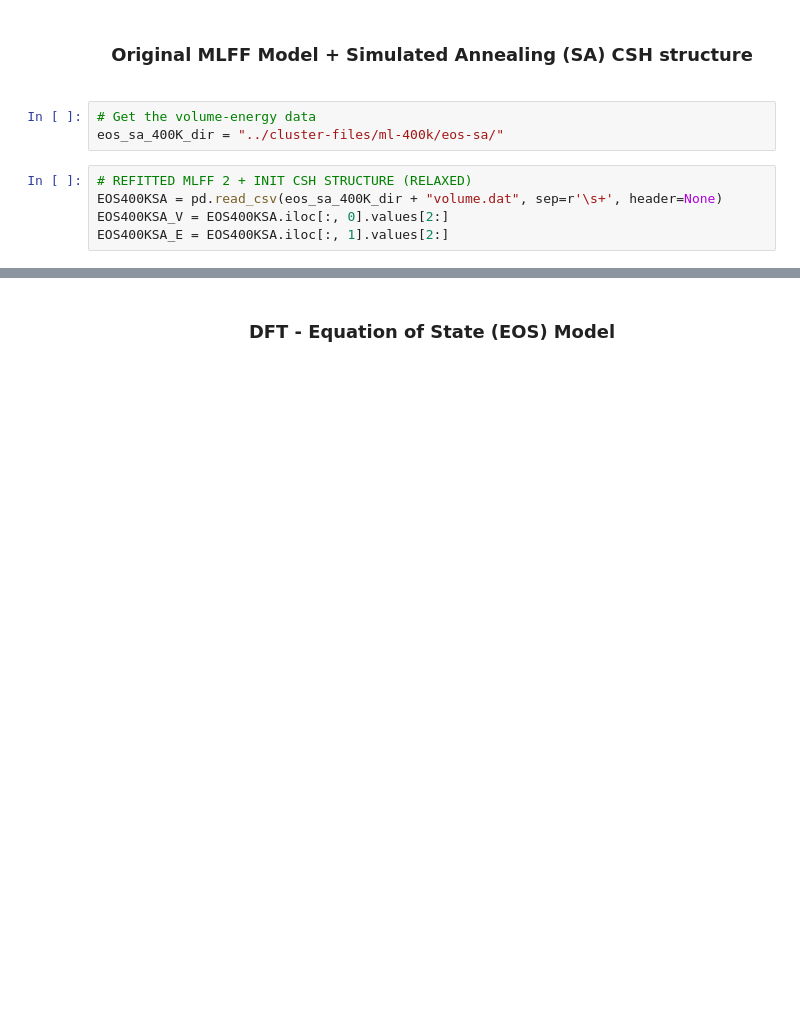
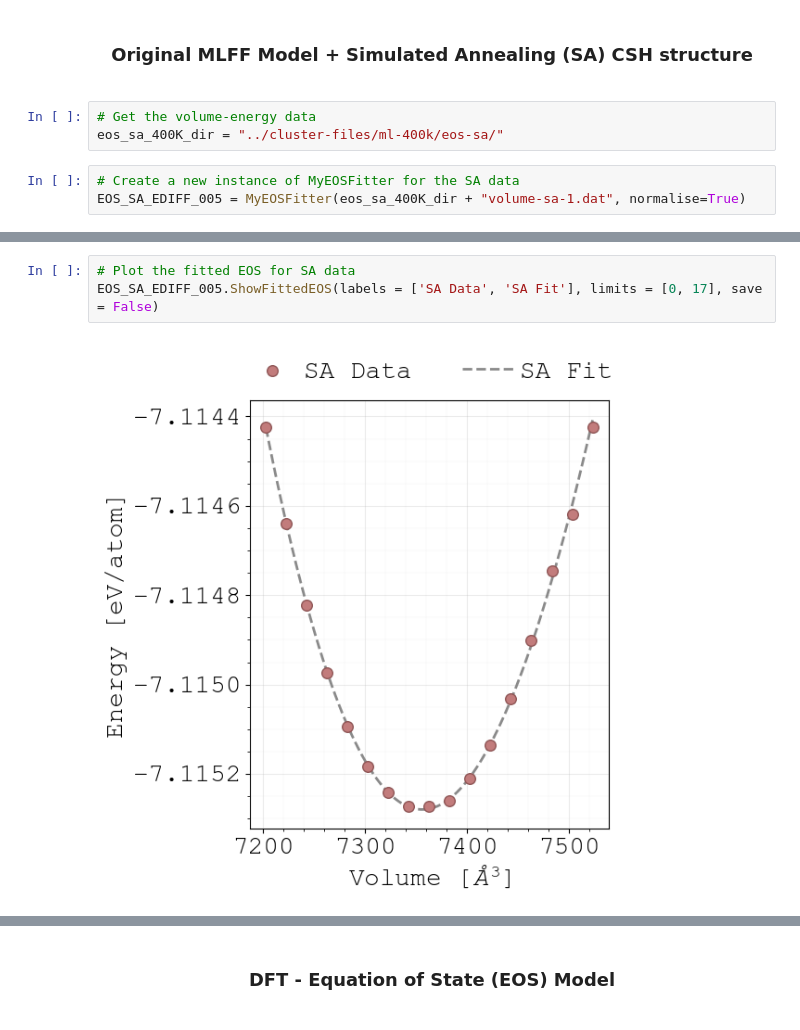
Before and after one commit to quantum-gabo/bachelor-thesis, a Jupyter notebook: notebooks/thesis-figures.ipynb, the cells around one changed output, grey strips where cells are left out. Cells and saved outputs as stored; diff of their text form; blank space fills up the shorter version.

```diff
--- a/notebooks/thesis-figures.ipynb
+++ b/notebooks/thesis-figures.ipynb
@@ -1327,7 +1283,5 @@ plt.show()
 # Get the volume-energy data
 eos_sa_400K_dir = "../cluster-files/ml-400k/eos-sa/"
 # %%
-# REFITTED MLFF 2 + INIT CSH STRUCTURE (RELAXED)
-EOS400KSA = pd.read_csv(eos_sa_400K_dir + "volume.dat", sep=r'\s+', header=None)
-EOS400KSA_V = EOS400KSA.iloc[:, 0].values[2:]
-EOS400KSA_E = EOS400KSA.iloc[:, 1].values[2:]
+# Create a new instance of MyEOSFitter for the SA data
+EOS_SA_EDIFF_005 = MyEOSFitter(eos_sa_400K_dir + "volume-sa-1.dat", normalise=True)
@@ -1443,0 +1305,5 @@ plt.show()
+# %%
+# Plot the fitted EOS for SA data
+EOS_SA_EDIFF_005.ShowFittedEOS(labels = ['SA Data', 'SA Fit'], limits = [0, 17], save = False)
+# %% [output]
+[figure, added]
```
Also changed, not shown: parts of 47 cells of this notebook.
